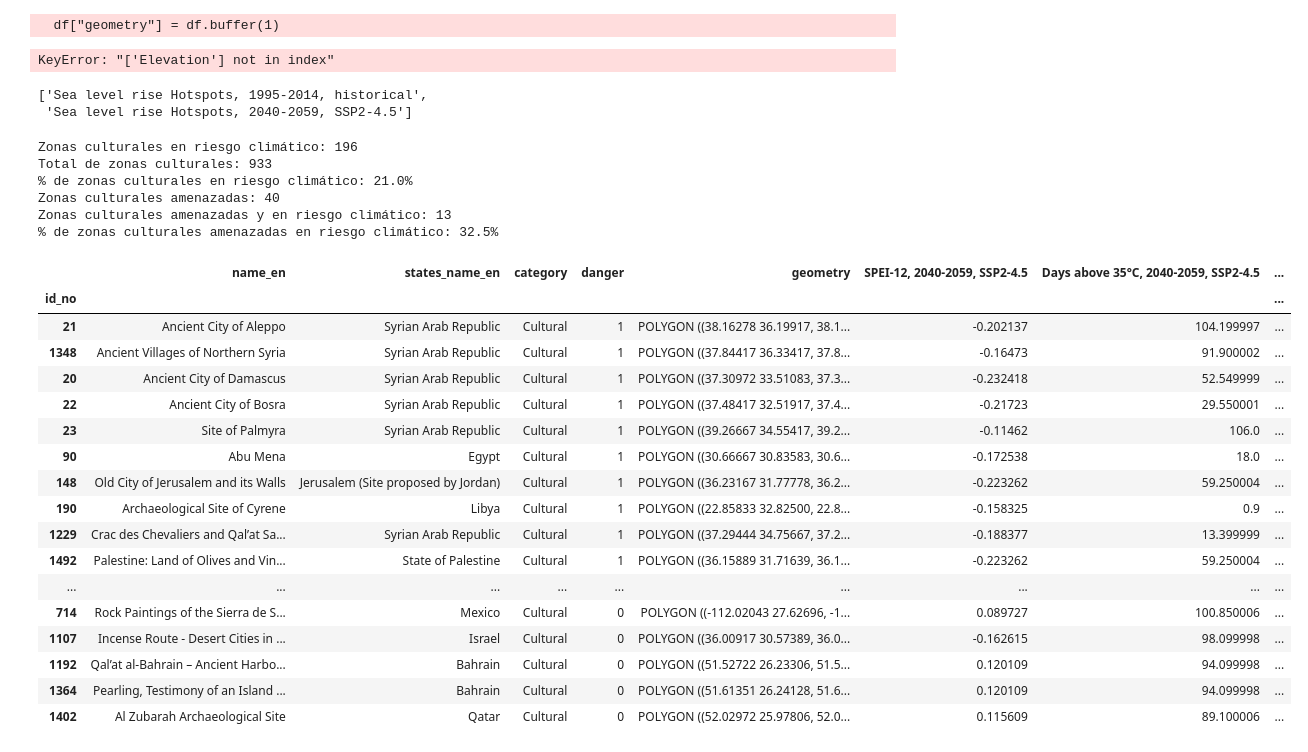
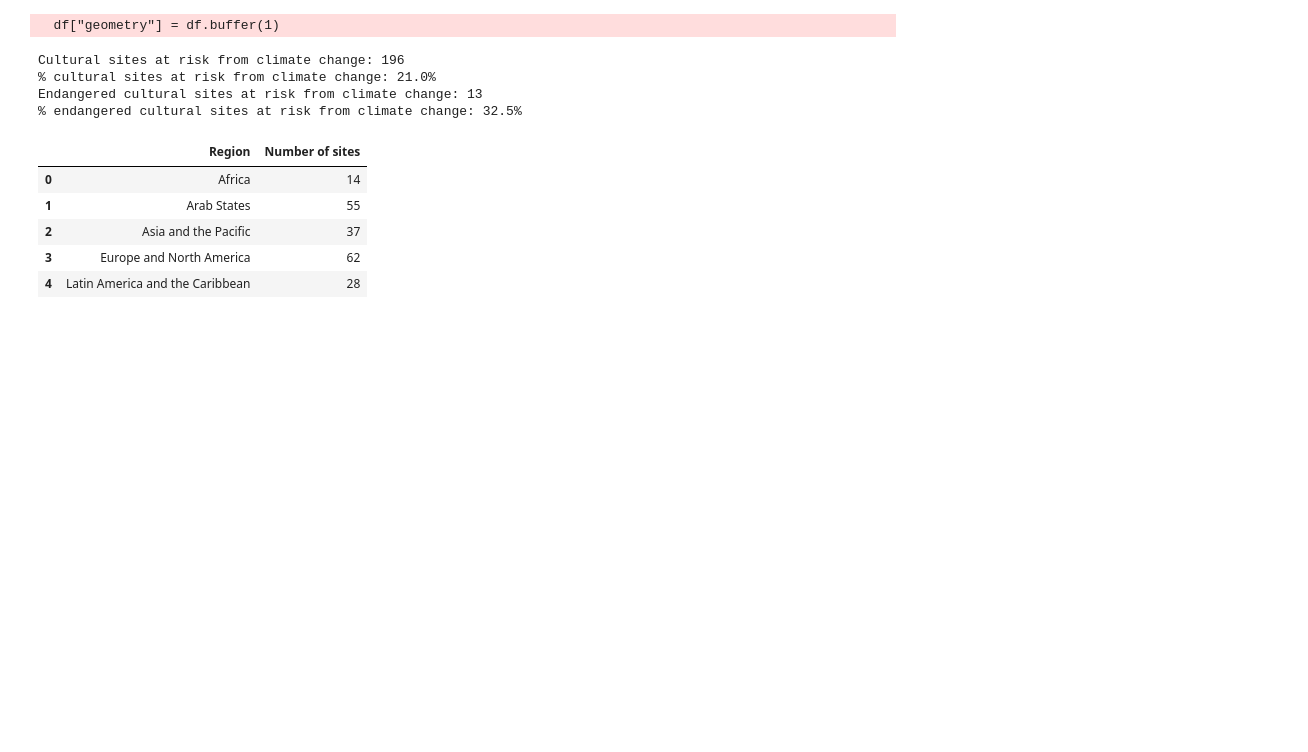
Before and after one commit to rodrigoms95/UNESCO_climate, a Jupyter notebook: code/heritage.ipynb, the cells around one changed output. Saved outputs shown, nothing was run; the diff lists cells and outputs as text; code cells hidden in the pictures; blank space fills up the shorter version.

```diff
--- a/code/heritage.ipynb
+++ b/code/heritage.ipynb
@@ -14,7 +14,7 @@ def hook(plot, element):
     ax = plot.handles["axis"]
     bbox = ax.get_position()
     l, b, w, h = bbox.x0, bbox.y0, bbox.width, bbox.height
-    cax.set_position([l, 0.8*b, w, 0.07*h])
+    cax.set_position([l, 0.9*b, w, 0.05*h])
 options = { "hooks": [hook], "ylim":(-62,85), "xlim":(-180,180),
     "colorbar": True,  "colorbar_opts": {"orientation": "horizontal"} }
 options_r = { "colorbar": True, "linewidth": 0.4, "hooks": [hook],
@@ -22,6 +22,8 @@ options_r = { "colorbar": True, "linewidth": 0.4, "hooks": [hook],
     "cmap": "plasma_r", "ylim":(-62,85), "xlim":(-180,180) }
 options_m = { "bgcolor": "#ffffcc", "fontscale": 2,
     "aspect": 2.25, "ylim":(-62,85), "xlim":(-180,180) }
+
+pd.set_option('display.max_colwidth', None)
 # %% [output]
 [interactive output not drawn]
 [interactive output not drawn]
@@ -149,10 +151,6 @@ for row in df[df["longitude"].notnull()
         df.loc[row.Index, "Elevation ASTGTM"] = xr.open_dataarray(
             f"../temp/ASTGTMV003/{filename}", engine = "rasterio" ).sel(
             x = row.longitude, y = row.latitude, method = "nearest").values[0]
-# %%
-df[["name_en", "latitude", "longitude", "Elevation", "Elevation ASTGTM"]]
-# %% [output]
-KeyError: "['Elevation'] not in index"
 # %%
 c_path = "../share/Climate/"
 c_files = os.listdir(c_path)
@@ -194,65 +192,48 @@ for cat in categories:
             else:
                 df.loc[row.Index, cols_h[i]] = vals_h[vars[i]].values + 0
                 df.loc[row.Index, cols_f[i]] = vals_f[vars[i]].values + 0
-# %%
-cat_sl
-# %% [output]
-['Sea level rise Hotspots, 1995-2014, historical',
- 'Sea level rise Hotspots, 2040-2059, SSP2-4.5']
 # %%
-name = "culturales"
-v = "Cultural"
+v = "cultural"
 
-columns = [ "name_en", "states_name_en", "category", "danger", "geometry" ]
-cultural = df.loc[ df["category"].isin([v]) &
+columns = [ "name_en", "states_name_en", "region_en",
+    "category", "danger", "geometry" ]
+cultural = df.loc[ df["category"].isin([v.capitalize()]) &
         ( ( df[cat_col_f[0][1]] & ~df[cat_col_h[0][1]] )
         | ( df[cat_col_f[1][1]] & ~df[cat_col_h[1][1]] )
         | ( df[cat_col_f[2][1]] & ~df[cat_col_h[2][1]] )
         | ( df[cat_col_f[3][1]] & ~df[cat_col_h[3][1]] )
         | ( df[cat_sl[1]      ] & ~df[cat_sl[0]      ] ) ),
         columns + [ cat_col_f[0][0], cat_col_f[1][0],
         cat_col_f[2][0], cat_col_f[3][0], cat_sl[0] ]
         + [ cat_col_f[0][1], cat_col_f[1][1],
         cat_col_f[2][1], cat_col_f[3][1], cat_sl[1] ] ]
 cultural["Count"] = cultural.iloc[:, -5:].sum(axis = 1)
 
-print(f"Zonas {name} en riesgo climático: {cultural.shape[0]}")
-n = df.loc[ df["category"].isin([v]) ].shape[0]
-print(f"Total de zonas {name}: {n}")
+print( f"{v.capitalize()} sites at risk from climate change: "
+    + f"{cultural.shape[0]}" )
+n = df.loc[ df["category"].isin([v.capitalize()]) ].shape[0]
 n2 = 100 * cultural.shape[0] / n
-print(f"% de zonas {name} en riesgo climático: {n2:.1f}%")
-n3 = df.loc[ df["category"].isin([v]) & df["danger"].isin([1]) ].shape[0]
-print(f"Zonas {name} amenazadas: {n3}")
+print(f"% {v} sites at risk from climate change: {n2:.1f}%")
+n3 = df.loc[ df["category"].isin([v.capitalize()])
+    & df["danger"].isin([1]) ].shape[0]
+n4 = cultural[ cultural["danger"].isin([1]) ].shape[0]
+print(f"Endangered {v} sites at risk from climate change: {n4}")
 if n3 > 0:
-    n4 = cultural[ cultural["danger"].isin([1]) ].shape[0]
-    print(f"Zonas {name} amenazadas y en riesgo climático: {n4}")
     n5 = 100 * n4 / n3
-    print(f"% de zonas {name} amenazadas en riesgo climático: {n5:.1f}%")
+    print(f"% endangered {v} sites at risk from climate change: {n5:.1f}%")
 
-cultural.sort_values( ["danger", "Count"], ascending = False).head(23)
+regions = cultural.groupby("region_en").count().reset_index().iloc[:, 0:2]
+regions.columns = ["Region", "Number of sites"]
+regions
 # %% [output]
-Zonas culturales en riesgo climático: 196
-Total de zonas culturales: 933
-% de zonas culturales en riesgo climático: 21.0%
-Zonas culturales amenazadas: 40
-Zonas culturales amenazadas y en riesgo climático: 13
-% de zonas culturales amenazadas en riesgo climático: 32.5%
+Cultural sites at risk from climate change: 196
+% cultural sites at risk from climate change: 21.0%
+Endangered cultural sites at risk from climate change: 13
+% endangered cultural sites at risk from climate change: 32.5%
-|  | name_en | states_name_en | category | danger | geometry | SPEI-12, 2040-2059, SSP2-4.5 | Days above 35°C, 2040-2059, SSP2-4.5 | ... |
-| id_no |  |  |  |  |  |  |  | ... |
-| 21 | Ancient City of Aleppo | Syrian Arab Republic | Cultural | 1 | POLYGON ((38.16278 36.19917, 38.1... | -0.202137 | 104.199997 | ... |
-| 1348 | Ancient Villages of Northern Syria | Syrian Arab Republic | Cultural | 1 | POLYGON ((37.84417 36.33417, 37.8... | -0.16473 | 91.900002 | ... |
-| 20 | Ancient City of Damascus | Syrian Arab Republic | Cultural | 1 | POLYGON ((37.30972 33.51083, 37.3... | -0.232418 | 52.549999 | ... |
-| 22 | Ancient City of Bosra | Syrian Arab Republic | Cultural | 1 | POLYGON ((37.48417 32.51917, 37.4... | -0.21723 | 29.550001 | ... |
-| 23 | Site of Palmyra | Syrian Arab Republic | Cultural | 1 | POLYGON ((39.26667 34.55417, 39.2... | -0.11462 | 106.0 | ... |
-| 90 | Abu Mena | Egypt | Cultural | 1 | POLYGON ((30.66667 30.83583, 30.6... | -0.172538 | 18.0 | ... |
-| 148 | Old City of Jerusalem and its Walls | Jerusalem (Site proposed by Jordan) | Cultural | 1 | POLYGON ((36.23167 31.77778, 36.2... | -0.223262 | 59.250004 | ... |
-| 190 | Archaeological Site of Cyrene | Libya | Cultural | 1 | POLYGON ((22.85833 32.82500, 22.8... | -0.158325 | 0.9 | ... |
-| 1229 | Crac des Chevaliers and Qal’at Sa... | Syrian Arab Republic | Cultural | 1 | POLYGON ((37.29444 34.75667, 37.2... | -0.188377 | 13.399999 | ... |
-| 1492 | Palestine: Land of Olives and Vin... | State of Palestine | Cultural | 1 | POLYGON ((36.15889 31.71639, 36.1... | -0.223262 | 59.250004 | ... |
-| ... | ... | ... | ... | ... | ... | ... | ... | ... |
-| 714 | Rock Paintings of the Sierra de S... | Mexico | Cultural | 0 | POLYGON ((-112.02043 27.62696, -1... | 0.089727 | 100.850006 | ... |
-| 1107 | Incense Route - Desert Cities in ... | Israel | Cultural | 0 | POLYGON ((36.00917 30.57389, 36.0... | -0.162615 | 98.099998 | ... |
-| 1192 | Qal’at al-Bahrain – Ancient Harbo... | Bahrain | Cultural | 0 | POLYGON ((51.52722 26.23306, 51.5... | 0.120109 | 94.099998 | ... |
-| 1364 | Pearling, Testimony of an Island ... | Bahrain | Cultural | 0 | POLYGON ((51.61351 26.24128, 51.6... | 0.120109 | 94.099998 | ... |
-| 1402 | Al Zubarah Archaeological Site | Qatar | Cultural | 0 | POLYGON ((52.02972 25.97806, 52.0... | 0.115609 | 89.100006 | ... |
+|  | Region | Number of sites |
+| 0 | Africa | 14 |
+| 1 | Arab States | 55 |
+| 2 | Asia and the Pacific | 37 |
+| 3 | Europe and North America | 62 |
+| 4 | Latin America and the Caribbean | 28 |
 # %%
```
Also changed, not shown: parts of 19 cells of this notebook, 10 other files.
